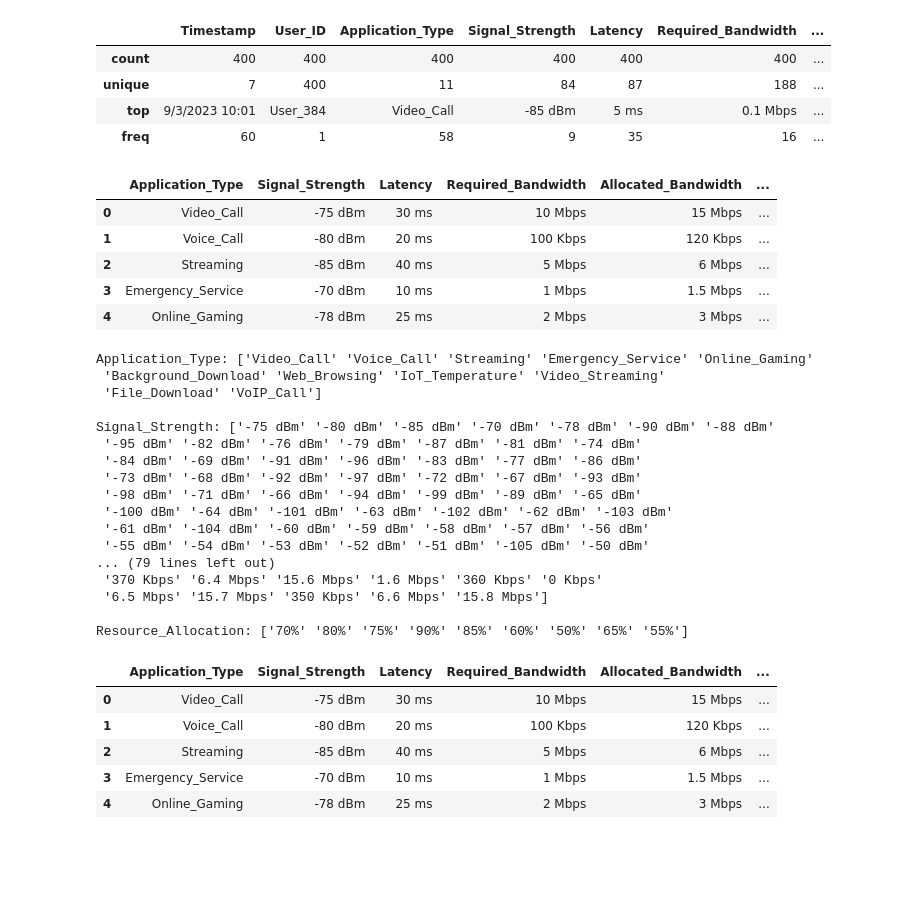
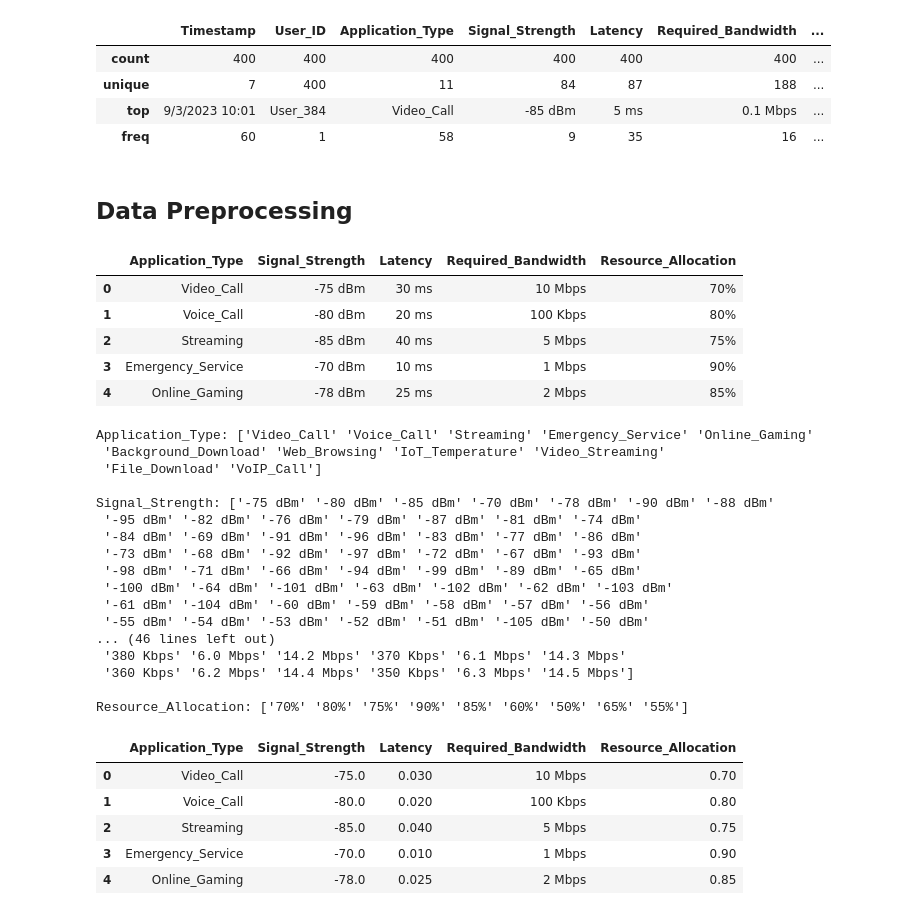
Before and after one commit to 77mostafaayman77/5G-Resource-Allocation-QoS-Prediction, a Jupyter notebook: 5G_Resource_Allocation_&_QoS_Prediction.ipynb, the cells around one changed output. Saved outputs shown, nothing was run; the diff lists cells and outputs as text; code cells hidden in the pictures; blank space fills up the shorter version.

Commit message:
edit some preprocessing steps and add EDA and correlation matrix

```diff
--- a/5G_Resource_Allocation_&_QoS_Prediction.ipynb
+++ b/5G_Resource_Allocation_&_QoS_Prediction.ipynb
@@ -62,19 +66,22 @@ df.describe()
 | unique | 7 | 400 | 11 | 84 | 87 | 188 | ... |
 | top | 9/3/2023 10:01 | User_384 | Video_Call | -85 dBm | 5 ms | 0.1 Mbps | ... |
 | freq | 60 | 1 | 58 | 9 | 35 | 16 | ... |
+# %% [markdown]
+## Data Preprocessing
 # %%
 df_clean = df.copy()
 # %%
-df_clean = df_clean.drop(['Timestamp','User_ID'], axis='columns')
+df_clean.drop(['Timestamp','User_ID','Allocated_Bandwidth'], axis='columns', inplace=True)
 df_clean.head()
 # %% [output]
-|  | Application_Type | Signal_Strength | Latency | Required_Bandwidth | Allocated_Bandwidth | ... |
-| 0 | Video_Call | -75 dBm | 30 ms | 10 Mbps | 15 Mbps | ... |
-| 1 | Voice_Call | -80 dBm | 20 ms | 100 Kbps | 120 Kbps | ... |
-| 2 | Streaming | -85 dBm | 40 ms | 5 Mbps | 6 Mbps | ... |
-| 3 | Emergency_Service | -70 dBm | 10 ms | 1 Mbps | 1.5 Mbps | ... |
-| 4 | Online_Gaming | -78 dBm | 25 ms | 2 Mbps | 3 Mbps | ... |
+|  | Application_Type | Signal_Strength | Latency | Required_Bandwidth | Resource_Allocation |
+| 0 | Video_Call | -75 dBm | 30 ms | 10 Mbps | 70% |
+| 1 | Voice_Call | -80 dBm | 20 ms | 100 Kbps | 80% |
+| 2 | Streaming | -85 dBm | 40 ms | 5 Mbps | 75% |
+| 3 | Emergency_Service | -70 dBm | 10 ms | 1 Mbps | 90% |
+| 4 | Online_Gaming | -78 dBm | 25 ms | 2 Mbps | 85% |
 # %%
+# Unique Values
 for column in df_clean.columns:
   print(f"{column}: {df_clean[column].unique()} \n")
 # %% [output]
@@ -90,18 +97,21 @@ Signal_Strength: ['-75 dBm' '-80 dBm' '-85 dBm' '-70 dBm' '-78 dBm' '-90 dBm' '-
  '-100 dBm' '-64 dBm' '-101 dBm' '-63 dBm' '-102 dBm' '-62 dBm' '-103 dBm'
  '-61 dBm' '-104 dBm' '-60 dBm' '-59 dBm' '-58 dBm' '-57 dBm' '-56 dBm'
  '-55 dBm' '-54 dBm' '-53 dBm' '-52 dBm' '-51 dBm' '-105 dBm' '-50 dBm'
-... (79 lines left out)
- '370 Kbps' '6.4 Mbps' '15.6 Mbps' '1.6 Mbps' '360 Kbps' '0 Kbps'
- '6.5 Mbps' '15.7 Mbps' '350 Kbps' '6.6 Mbps' '15.8 Mbps']
+... (46 lines left out)
+ '380 Kbps' '6.0 Mbps' '14.2 Mbps' '370 Kbps' '6.1 Mbps' '14.3 Mbps'
+ '360 Kbps' '6.2 Mbps' '14.4 Mbps' '350 Kbps' '6.3 Mbps' '14.5 Mbps']
 
 Resource_Allocation: ['70%' '80%' '75%' '90%' '85%' '60%' '50%' '65%' '55%']
-# %%
-df_clean['Resource_Allocation'] = df_clean['Resource_Allocation'].str.replace('%','').astype('int') / 100
-df_clean.head()
-# %% [output]
-|  | Application_Type | Signal_Strength | Latency | Required_Bandwidth | Allocated_Bandwidth | ... |
-| 0 | Video_Call | -75 dBm | 30 ms | 10 Mbps | 15 Mbps | ... |
-| 1 | Voice_Call | -80 dBm | 20 ms | 100 Kbps | 120 Kbps | ... |
-| 2 | Streaming | -85 dBm | 40 ms | 5 Mbps | 6 Mbps | ... |
-| 3 | Emergency_Service | -70 dBm | 10 ms | 1 Mbps | 1.5 Mbps | ... |
-| 4 | Online_Gaming | -78 dBm | 25 ms | 2 Mbps | 3 Mbps | ... |
+# %%
+# Regex Cleaning
+df_clean['Latency'] = df_clean['Latency'].str.extract(r'(\d+)').astype('float') / 1000
+df_clean['Signal_Strength'] = df_clean['Signal_Strength'].str.extract(r'(-?\d+)').astype('float')
+df_clean['Resource_Allocation'] = df_clean['Resource_Allocation'].str.extract(r'(\d+)').astype(int) / 100
+df_clean.head()
+# %% [output]
+|  | Application_Type | Signal_Strength | Latency | Required_Bandwidth | Resource_Allocation |
+| 0 | Video_Call | -75.0 | 0.030 | 10 Mbps | 0.70 |
+| 1 | Voice_Call | -80.0 | 0.020 | 100 Kbps | 0.80 |
+| 2 | Streaming | -85.0 | 0.040 | 5 Mbps | 0.75 |
+| 3 | Emergency_Service | -70.0 | 0.010 | 1 Mbps | 0.90 |
+| 4 | Online_Gaming | -78.0 | 0.025 | 2 Mbps | 0.85 |
```
Also changed, not shown: parts of 23 cells of this notebook.
